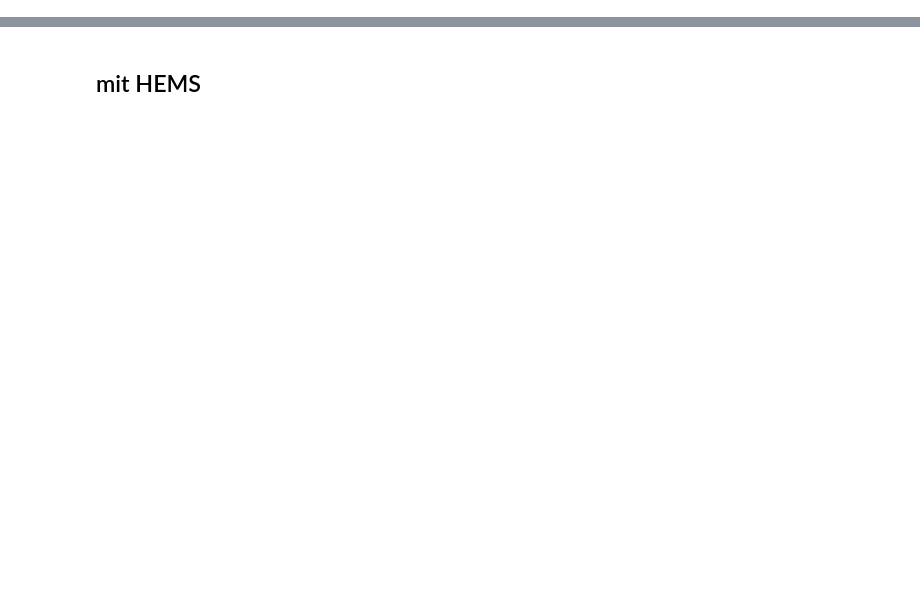
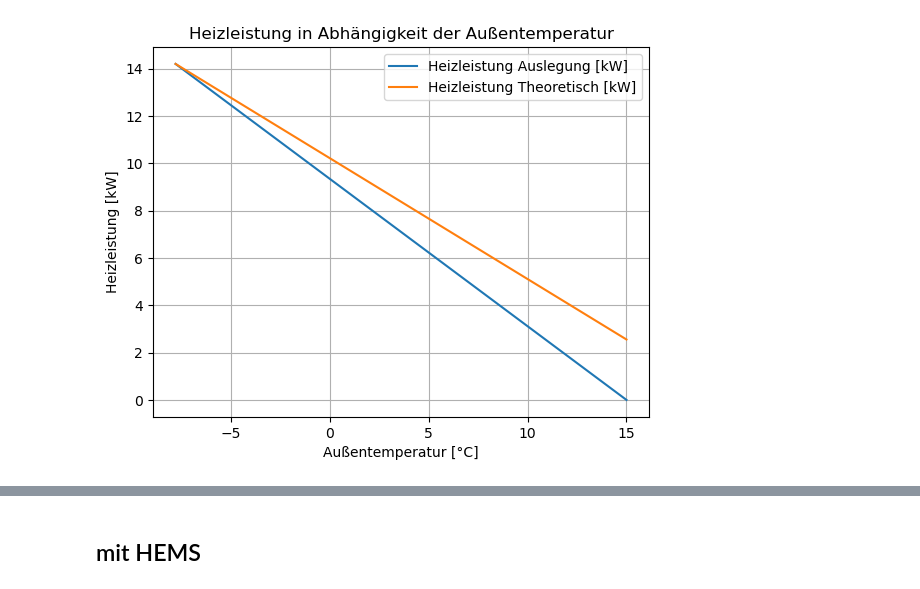
Before and after one commit to d-esplo/hemsrechner, a Jupyter notebook: test_wp_250123.ipynb, the cells around one changed output, grey strips where cells are left out. Cells and saved outputs as stored; diff of their text form; code cells hidden in the pictures; blank space fills up the shorter version.

```diff
--- a/test_wp_250123.ipynb
+++ b/test_wp_250123.ipynb
@@ -30,0 +37,6 @@ For example, when doing 'df[col].method(value, inplace=True)', try using 'df.met
+# %%
+import matplotlib.pyplot as plt
+%matplotlib inline
+heizkurve.plot_heizleistung(heizleistung_auslegung)
+# %% [output]
+[figure, added]
```
Also changed, not shown: parts of 17 cells of this notebook, 4 other files.
